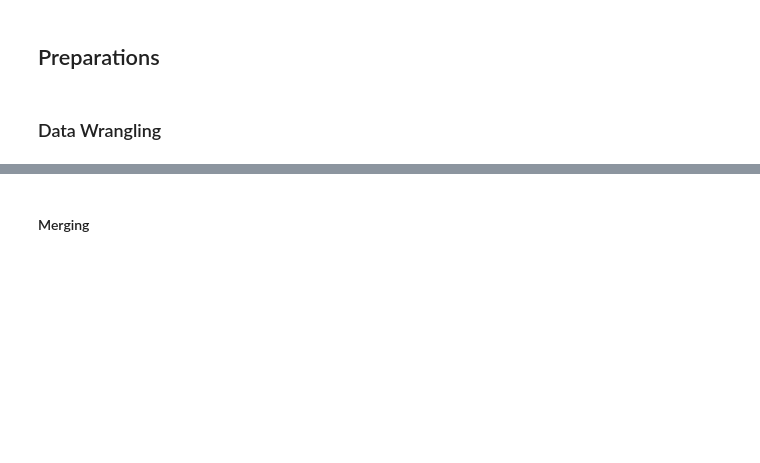
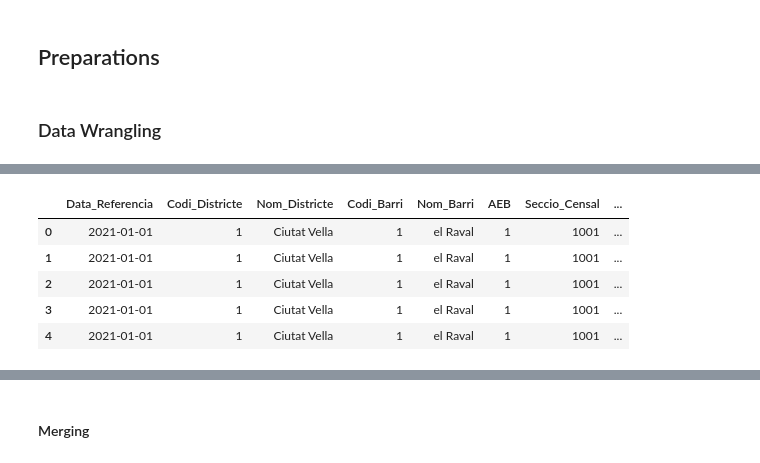
Before and after one commit to novotny-marek/SDS4SG-barcelona-case, a Jupyter notebook: barcelona.ipynb, the cells around one changed output, grey strips where cells are left out. Saved outputs shown, nothing was run; the diff lists cells and outputs as text; code cells hidden in the pictures; blank space fills up the shorter version.

```diff
--- a/barcelona.ipynb
+++ b/barcelona.ipynb
@@ -96,3 +126,12 @@ gross_income.info()
+# %%
+edu.head()
+# %% [output]
+|  | Data_Referencia | Codi_Districte | Nom_Districte | Codi_Barri | Nom_Barri | AEB | Seccio_Censal | ... |
+| 0 | 2021-01-01 | 1 | Ciutat Vella | 1 | el Raval | 1 | 1001 | ... |
+| 1 | 2021-01-01 | 1 | Ciutat Vella | 1 | el Raval | 1 | 1001 | ... |
+| 2 | 2021-01-01 | 1 | Ciutat Vella | 1 | el Raval | 1 | 1001 | ... |
+| 3 | 2021-01-01 | 1 | Ciutat Vella | 1 | el Raval | 1 | 1001 | ... |
+| 4 | 2021-01-01 | 1 | Ciutat Vella | 1 | el Raval | 1 | 1001 | ... |
 # %%
 edu = edu.drop(
     columns=['Data_Referencia',
```
Also changed, not shown: parts of 17 cells of this notebook.
